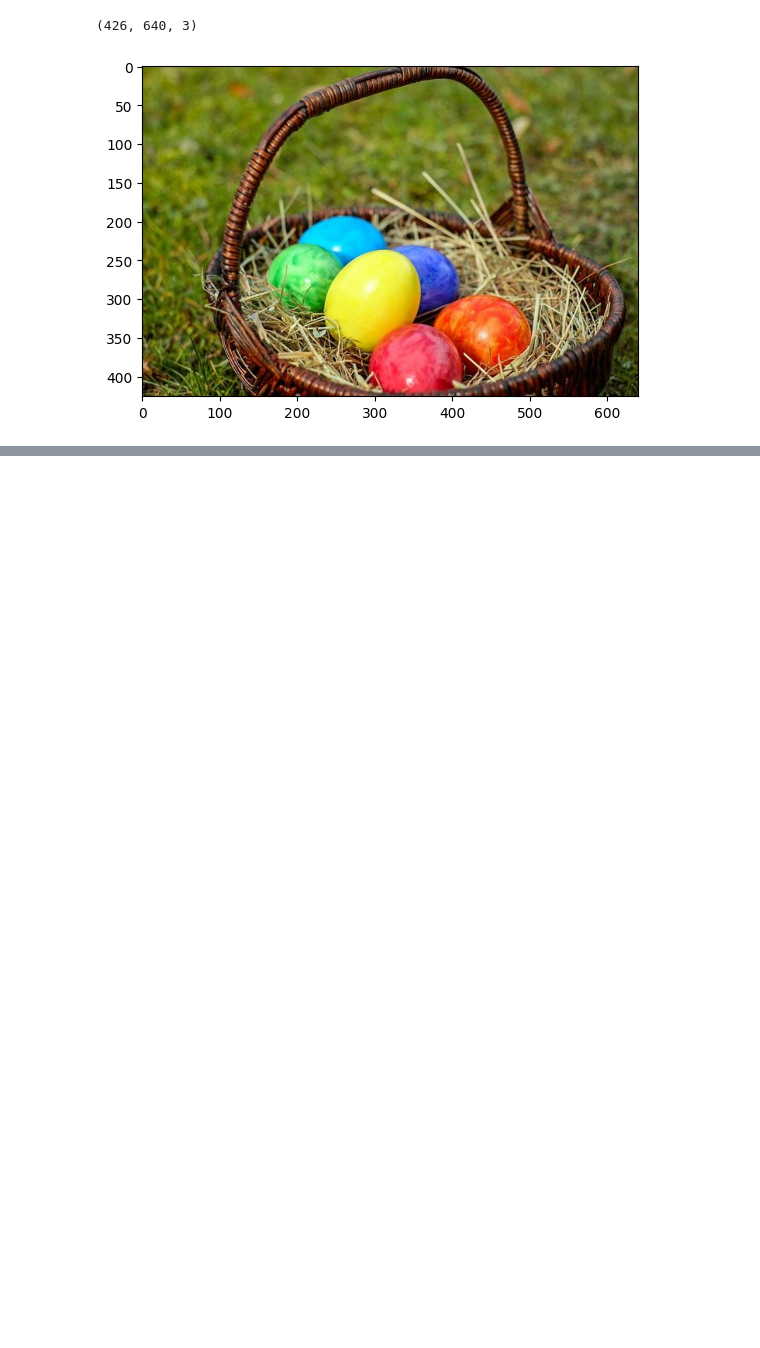
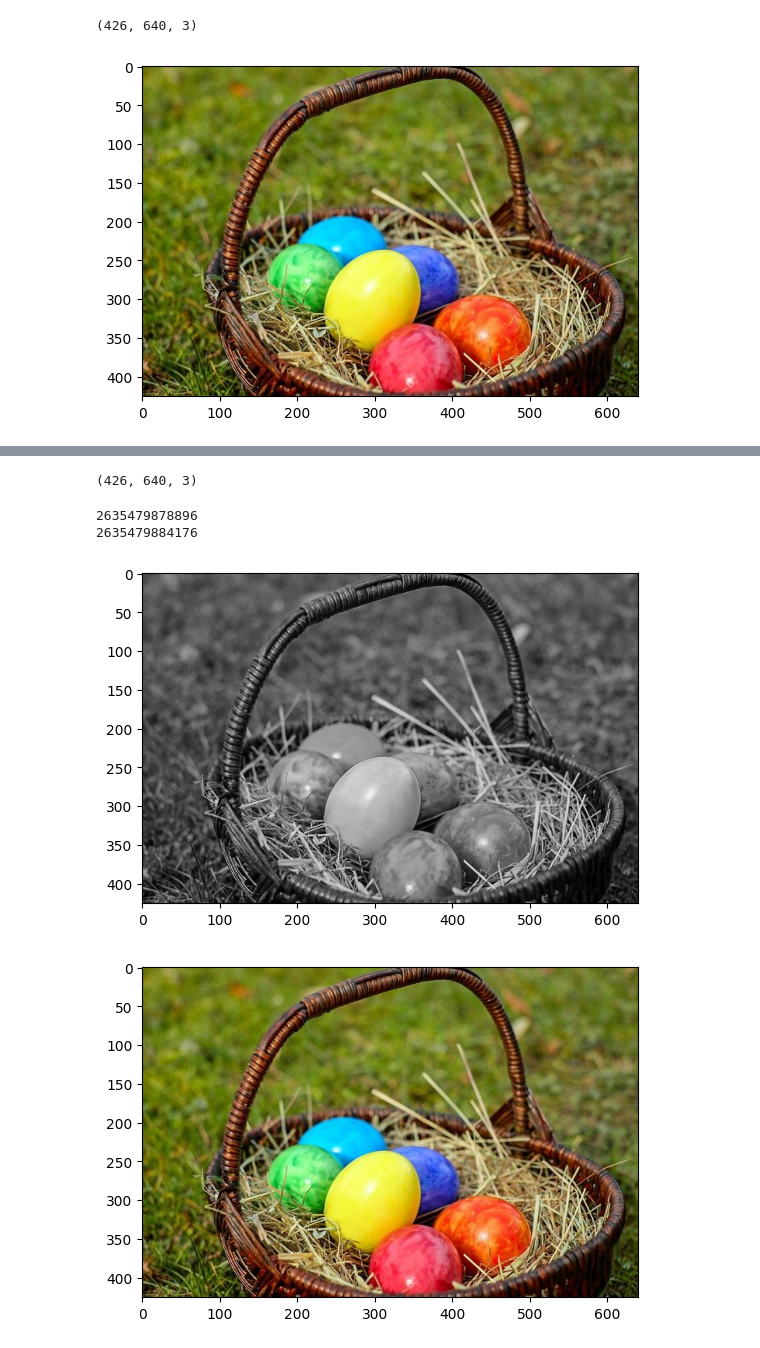
Before and after one commit to tuningkiwi/imageProcessing, a Jupyter notebook: img/imgEx.ipynb, the cells around one changed output, grey strips where cells are left out. Drawn from its saved outputs; the diff is of its cells as text; code cells hidden in the pictures; blank space fills up the shorter version.

```diff
--- a/img/imgEx.ipynb
+++ b/img/imgEx.ipynb
@@ -13,0 +38,26 @@ plt.show()
+# %%
+color_pixel = np.array(color_img)
+print(color_pixel.shape)
+# %% [output]
+(426, 640, 3)
+# %%
+gray_pixel = color_pixel.copy() #깊은 복사
+print(id(gray_pixel))
+print(id(color_pixel))
+
+
+for y  in range(gray_pixel.shape[0]):
+    for x in range(gray_pixel.shape[1]):
+        gray_pixel[y,x] = np.mean(gray_pixel[y,x])
+#G에 높은 가중치를 주고, 흑백 사진을 보면 더 선명해짐
+
+plt.imshow(gray_pixel)
+plt.show()
+
+plt.imshow(color_pixel)
+plt.show()
+# %% [output]
+2635479878896
+2635479884176
+[figure, added]
+[figure, added]
```
Also changed, not shown: parts of 4 cells of this notebook, 1 other file.
